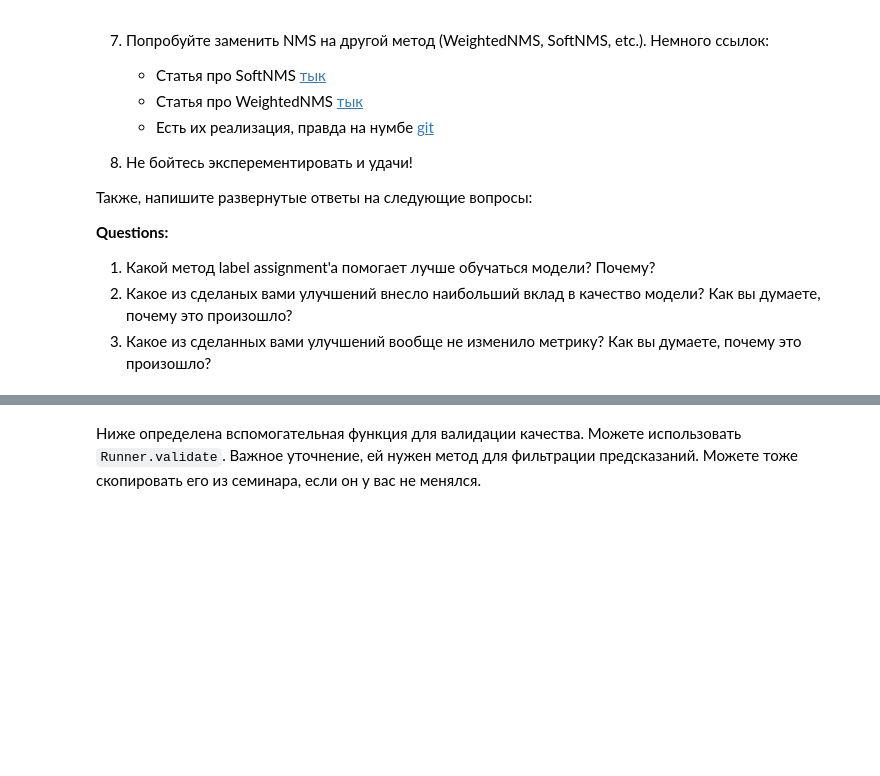
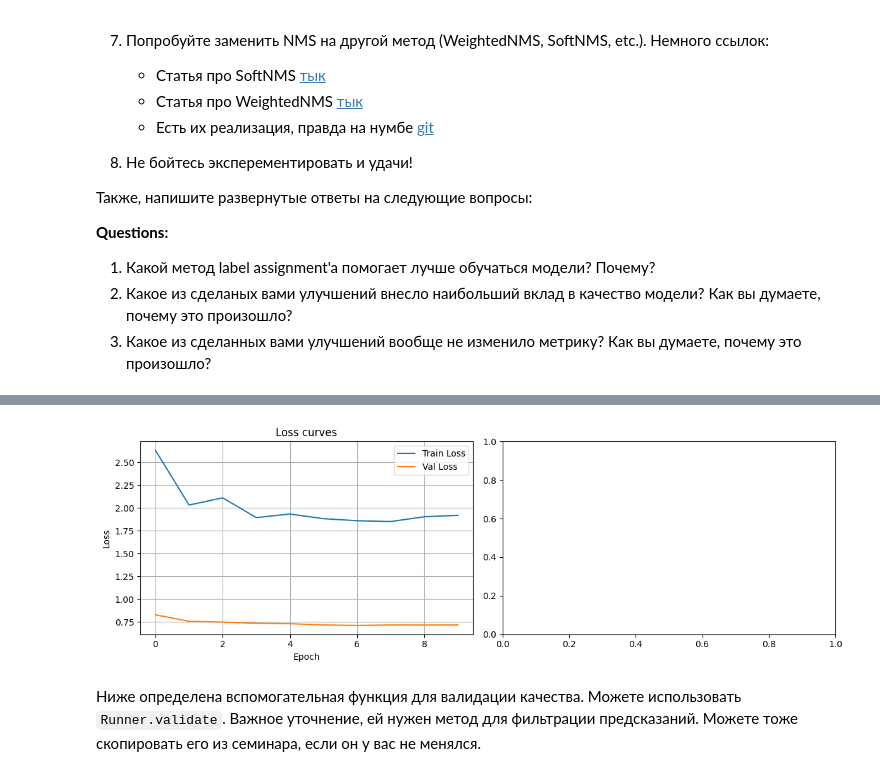
Before and after one commit to IgZu2/ML_CK, a Jupyter notebook: week_09_detection/Homework/homework_detection.ipynb, the cells around one changed output, grey strips where cells are left out. Cells and saved outputs as stored; diff of their text form; code cells hidden in the pictures; blank space fills up the shorter version.

```diff
--- a/week_09_detection/Homework/homework_detection.ipynb
+++ b/week_09_detection/Homework/homework_detection.ipynb
@@ -1185,5 +1221,32 @@ WARNING:timm.models._builder:Unexpected keys (bn2.num_batches_tracked, bn2.bias,
 # %%
 from tqdm.auto import tqdm
 import matplotlib.pyplot as plt
+# %%
+import matplotlib.pyplot as plt
+
+plt.figure(figsize=(12, 4))
+
+plt.subplot(1, 2, 1)
+plt.plot(history['train_loss'], label='Train Loss')
+plt.plot(history['val_loss'], label='Val Loss')
+plt.xlabel('Epoch')
+plt.ylabel('Loss')
+plt.title('Loss curves')
+plt.legend()
+plt.grid(True)
+
+plt.subplot(1, 2, 2)
+valid_mAP = [m for m in history.get('mAP', []) if m is not None]
+if valid_mAP:
+    plt.plot(range(0, len(valid_mAP)*5, 5), valid_mAP, marker='o')
+    plt.xlabel('Epoch')
+    plt.ylabel('mAP')
+    plt.title('mAP over epochs')
+    plt.grid(True)
+
+plt.tight_layout()
+plt.show()
+# %% [output]
+[figure, added]
 # %% [markdown]
 Ниже определена вспомогательная функция для валидации качества. Можете использовать `Runner.validate`. Важное уточнение, ей нужен метод для фильтрации предсказаний. Можете тоже скопировать его из семинара, если он у вас не менялся.
```
Also changed, not shown: parts of 15 cells of this notebook.
